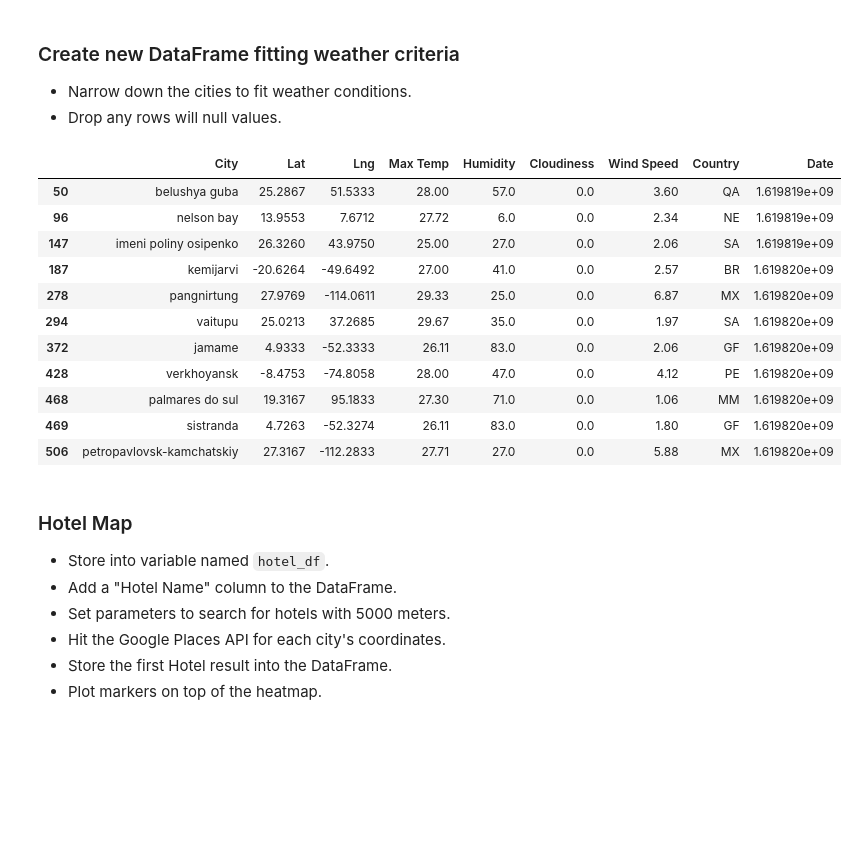
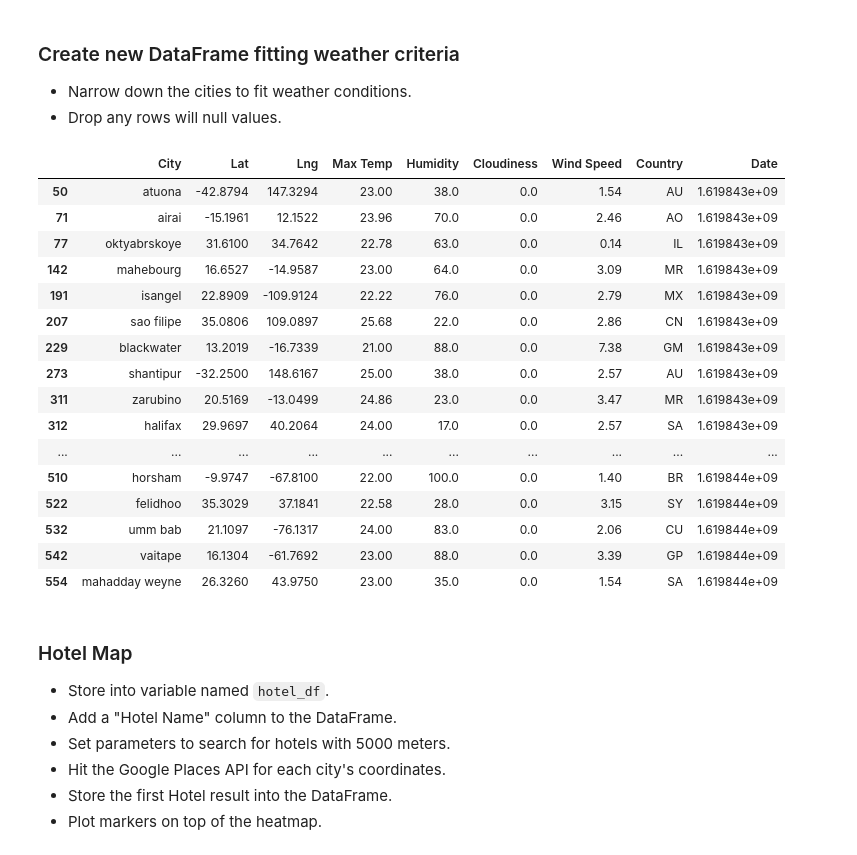
Before and after one commit to JoseH-Git/python-api-challenge, a Jupyter notebook: VacationPy/VacationPy.ipynb, the cells around one changed output. Cells and saved outputs as stored; diff of their text form; code cells hidden in the pictures; blank space fills up the shorter version.

```diff
--- a/VacationPy/VacationPy.ipynb
+++ b/VacationPy/VacationPy.ipynb
@@ -90,30 +90,35 @@ fig
 # %%
 #Narrow down the DataFrame to find your ideal weather condition. For example:
 #A max temperature lower than 80 degrees but higher than 70.
 #Wind speed less than 10 mph.
 #Zero cloudiness.
 #Drop any rows that don't contain all three conditions. You want to be sure the weather is ideal.
 #Note: Feel free to adjust to your specifications but be sure to limit the number of rows returned by your API requests to a reasonable number.
 
 ideal_weather = vacation_df.loc[(vacation_df["Wind Speed"] < 10) &
                                 (vacation_df["Cloudiness"] == 0) &
-                                (vacation_df["Max Temp"] >= 25) &
-                                (vacation_df["Max Temp"] <= 30)]
+                                (vacation_df["Max Temp"] >= 21) &
+                                (vacation_df["Max Temp"] <= 27)]
 
 ideal_weather
 # %% [output]
 |  | City | Lat | Lng | Max Temp | Humidity | Cloudiness | Wind Speed | Country | Date |
-| 50 | belushya guba | 25.2867 | 51.5333 | 28.00 | 57.0 | 0.0 | 3.60 | QA | 1.619819e+09 |
-| 96 | nelson bay | 13.9553 | 7.6712 | 27.72 | 6.0 | 0.0 | 2.34 | NE | 1.619819e+09 |
-| 147 | imeni poliny osipenko | 26.3260 | 43.9750 | 25.00 | 27.0 | 0.0 | 2.06 | SA | 1.619819e+09 |
-| 187 | kemijarvi | -20.6264 | -49.6492 | 27.00 | 41.0 | 0.0 | 2.57 | BR | 1.619820e+09 |
-| 278 | pangnirtung | 27.9769 | -114.0611 | 29.33 | 25.0 | 0.0 | 6.87 | MX | 1.619820e+09 |
-| 294 | vaitupu | 25.0213 | 37.2685 | 29.67 | 35.0 | 0.0 | 1.97 | SA | 1.619820e+09 |
-| 372 | jamame | 4.9333 | -52.3333 | 26.11 | 83.0 | 0.0 | 2.06 | GF | 1.619820e+09 |
-| 428 | verkhoyansk | -8.4753 | -74.8058 | 28.00 | 47.0 | 0.0 | 4.12 | PE | 1.619820e+09 |
-| 468 | palmares do sul | 19.3167 | 95.1833 | 27.30 | 71.0 | 0.0 | 1.06 | MM | 1.619820e+09 |
-| 469 | sistranda | 4.7263 | -52.3274 | 26.11 | 83.0 | 0.0 | 1.80 | GF | 1.619820e+09 |
-| 506 | petropavlovsk-kamchatskiy | 27.3167 | -112.2833 | 27.71 | 27.0 | 0.0 | 5.88 | MX | 1.619820e+09 |
+| 50 | atuona | -42.8794 | 147.3294 | 23.00 | 38.0 | 0.0 | 1.54 | AU | 1.619843e+09 |
+| 71 | airai | -15.1961 | 12.1522 | 23.96 | 70.0 | 0.0 | 2.46 | AO | 1.619843e+09 |
+| 77 | oktyabrskoye | 31.6100 | 34.7642 | 22.78 | 63.0 | 0.0 | 0.14 | IL | 1.619843e+09 |
+| 142 | mahebourg | 16.6527 | -14.9587 | 23.00 | 64.0 | 0.0 | 3.09 | MR | 1.619843e+09 |
+| 191 | isangel | 22.8909 | -109.9124 | 22.22 | 76.0 | 0.0 | 2.79 | MX | 1.619843e+09 |
+| 207 | sao filipe | 35.0806 | 109.0897 | 25.68 | 22.0 | 0.0 | 2.86 | CN | 1.619843e+09 |
+| 229 | blackwater | 13.2019 | -16.7339 | 21.00 | 88.0 | 0.0 | 7.38 | GM | 1.619843e+09 |
+| 273 | shantipur | -32.2500 | 148.6167 | 25.00 | 38.0 | 0.0 | 2.57 | AU | 1.619843e+09 |
+| 311 | zarubino | 20.5169 | -13.0499 | 24.86 | 23.0 | 0.0 | 3.47 | MR | 1.619843e+09 |
+| 312 | halifax | 29.9697 | 40.2064 | 24.00 | 17.0 | 0.0 | 2.57 | SA | 1.619843e+09 |
+| ... | ... | ... | ... | ... | ... | ... | ... | ... | ... |
+| 510 | horsham | -9.9747 | -67.8100 | 22.00 | 100.0 | 0.0 | 1.40 | BR | 1.619844e+09 |
+| 522 | felidhoo | 35.3029 | 37.1841 | 22.58 | 28.0 | 0.0 | 3.15 | SY | 1.619844e+09 |
+| 532 | umm bab | 21.1097 | -76.1317 | 24.00 | 83.0 | 0.0 | 2.06 | CU | 1.619844e+09 |
+| 542 | vaitape | 16.1304 | -61.7692 | 23.00 | 88.0 | 0.0 | 3.39 | GP | 1.619844e+09 |
+| 554 | mahadday weyne | 26.3260 | 43.9750 | 23.00 | 35.0 | 0.0 | 1.54 | SA | 1.619844e+09 |
 # %% [markdown]
 ### Hotel Map
 * Store into variable named `hotel_df`.
```
Also changed, not shown: parts of 5 cells of this notebook, 15 other files.
